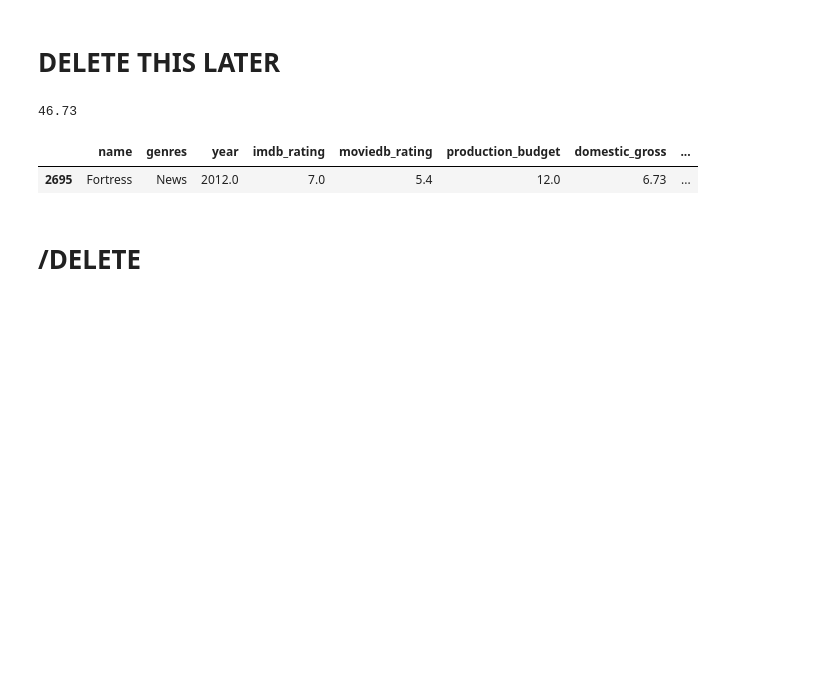
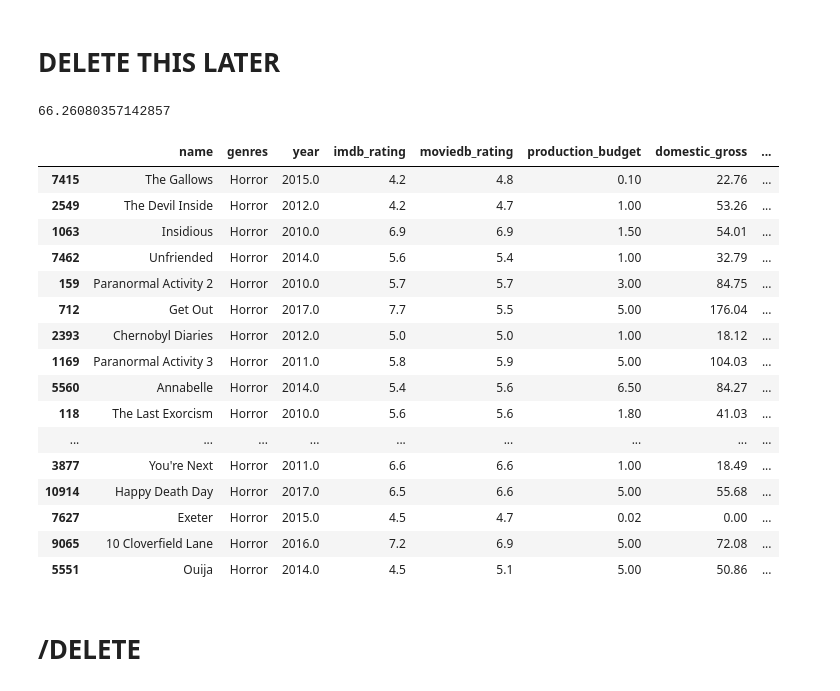
Before and after one commit to bizzfuzz/film-analysis-ms, a Jupyter notebook: film_analysis.ipynb, the cells around one changed output. Drawn from its saved outputs; the diff is of its cells as text; code cells hidden in the pictures; blank space fills up the shorter version.

```diff
--- a/film_analysis.ipynb
+++ b/film_analysis.ipynb
@@ -322,14 +322,29 @@ ax.set_ylabel("Worldwide Gross (in Millions)");
 # %% [markdown]
 # DELETE THIS LATER
 # %%
-gen = ["news"]
+gen = ["horror"]
 subset = exploded_genre_df[exploded_genre_df.genres.str.lower().isin(gen)]
 print(subset.worldwide_gross.mean())
-subset.sort_values("worldwide_gross", ascending=False).head(20)
+subset.sort_values("ROI", ascending=False).head(20)
 # %% [output]
-46.73
+66.26080357142857
 |  | name | genres | year | imdb_rating | moviedb_rating | production_budget | domestic_gross | ... |
-| 2695 | Fortress | News | 2012.0 | 7.0 | 5.4 | 12.0 | 6.73 | ... |
+| 7415 | The Gallows | Horror | 2015.0 | 4.2 | 4.8 | 0.10 | 22.76 | ... |
+| 2549 | The Devil Inside | Horror | 2012.0 | 4.2 | 4.7 | 1.00 | 53.26 | ... |
+| 1063 | Insidious | Horror | 2010.0 | 6.9 | 6.9 | 1.50 | 54.01 | ... |
+| 7462 | Unfriended | Horror | 2014.0 | 5.6 | 5.4 | 1.00 | 32.79 | ... |
+| 159 | Paranormal Activity 2 | Horror | 2010.0 | 5.7 | 5.7 | 3.00 | 84.75 | ... |
+| 712 | Get Out | Horror | 2017.0 | 7.7 | 5.5 | 5.00 | 176.04 | ... |
+| 2393 | Chernobyl Diaries | Horror | 2012.0 | 5.0 | 5.0 | 1.00 | 18.12 | ... |
+| 1169 | Paranormal Activity 3 | Horror | 2011.0 | 5.8 | 5.9 | 5.00 | 104.03 | ... |
+| 5560 | Annabelle | Horror | 2014.0 | 5.4 | 5.6 | 6.50 | 84.27 | ... |
+| 118 | The Last Exorcism | Horror | 2010.0 | 5.6 | 5.6 | 1.80 | 41.03 | ... |
+| ... | ... | ... | ... | ... | ... | ... | ... | ... |
+| 3877 | You're Next | Horror | 2011.0 | 6.6 | 6.6 | 1.00 | 18.49 | ... |
+| 10914 | Happy Death Day | Horror | 2017.0 | 6.5 | 6.6 | 5.00 | 55.68 | ... |
+| 7627 | Exeter | Horror | 2015.0 | 4.5 | 4.7 | 0.02 | 0.00 | ... |
+| 9065 | 10 Cloverfield Lane | Horror | 2016.0 | 7.2 | 6.9 | 5.00 | 72.08 | ... |
+| 5551 | Ouija | Horror | 2014.0 | 4.5 | 5.1 | 5.00 | 50.86 | ... |
 # %% [markdown]
 # /DELETE
 # %% [markdown]
```
Also changed, not shown: parts of 4 cells of this notebook.
